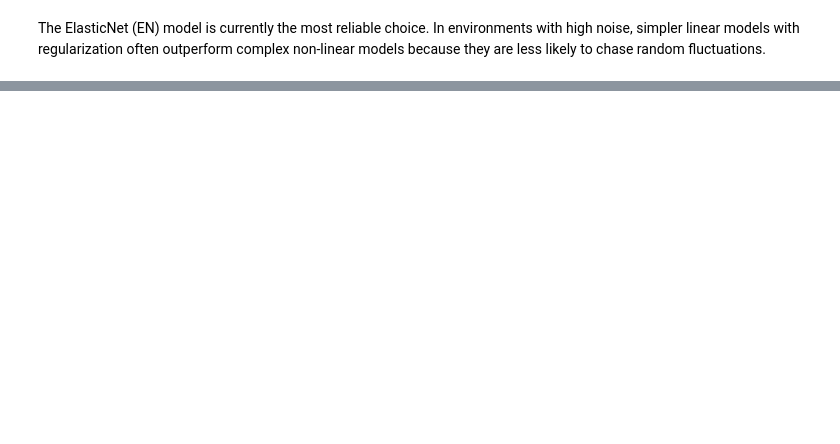
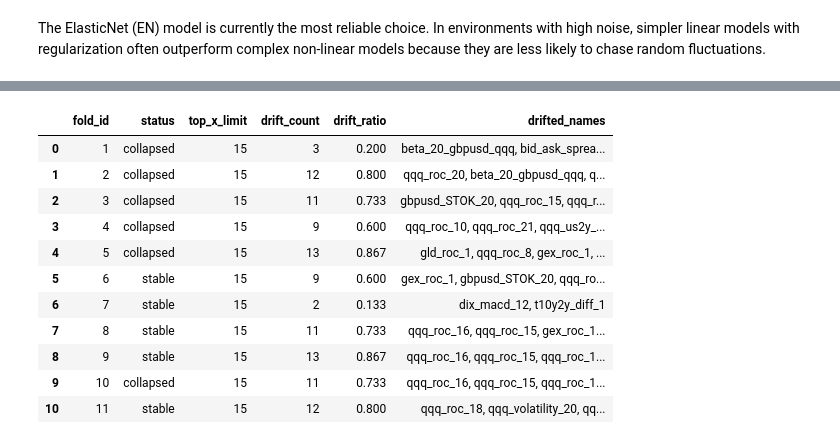
Before and after one commit to ron-shen/Regime-Shift-Analysis-Forecasting-of-QQQ-Returns, a Jupyter notebook: notebooks/model.ipynb, the cells around one changed output, grey strips where cells are left out. Saved outputs shown, nothing was run; the diff lists cells and outputs as text; code cells hidden in the pictures; blank space fills up the shorter version.

```diff
--- a/notebooks/model.ipynb
+++ b/notebooks/model.ipynb
@@ -497,0 +341,15 @@ Number of features with sign flip: 6
+# %%
+covariate_shift_analysis
+# %% [output]
+|  | fold_id | status | top_x_limit | drift_count | drift_ratio | drifted_names |
+| 0 | 1 | collapsed | 15 | 3 | 0.200 | beta_20_gbpusd_qqq, bid_ask_sprea... |
+| 1 | 2 | collapsed | 15 | 12 | 0.800 | qqq_roc_20, beta_20_gbpusd_qqq, q... |
+| 2 | 3 | collapsed | 15 | 11 | 0.733 | gbpusd_STOK_20, qqq_roc_15, qqq_r... |
+| 3 | 4 | collapsed | 15 | 9 | 0.600 | qqq_roc_10, qqq_roc_21, qqq_us2y_... |
+| 4 | 5 | collapsed | 15 | 13 | 0.867 | gld_roc_1, qqq_roc_8, gex_roc_1, ... |
+| 5 | 6 | stable | 15 | 9 | 0.600 | gex_roc_1, gbpusd_STOK_20, qqq_ro... |
+| 6 | 7 | stable | 15 | 2 | 0.133 | dix_macd_12, t10y2y_diff_1 |
+| 7 | 8 | stable | 15 | 11 | 0.733 | qqq_roc_16, qqq_roc_15, gex_roc_1... |
+| 8 | 9 | stable | 15 | 13 | 0.867 | qqq_roc_16, qqq_roc_15, qqq_roc_1... |
+| 9 | 10 | collapsed | 15 | 11 | 0.733 | qqq_roc_16, qqq_roc_15, qqq_roc_1... |
+| 10 | 11 | stable | 15 | 12 | 0.800 | qqq_roc_18, qqq_volatility_20, qq... |
```
Also changed, not shown: parts of 39 cells of this notebook, 8 other files.
